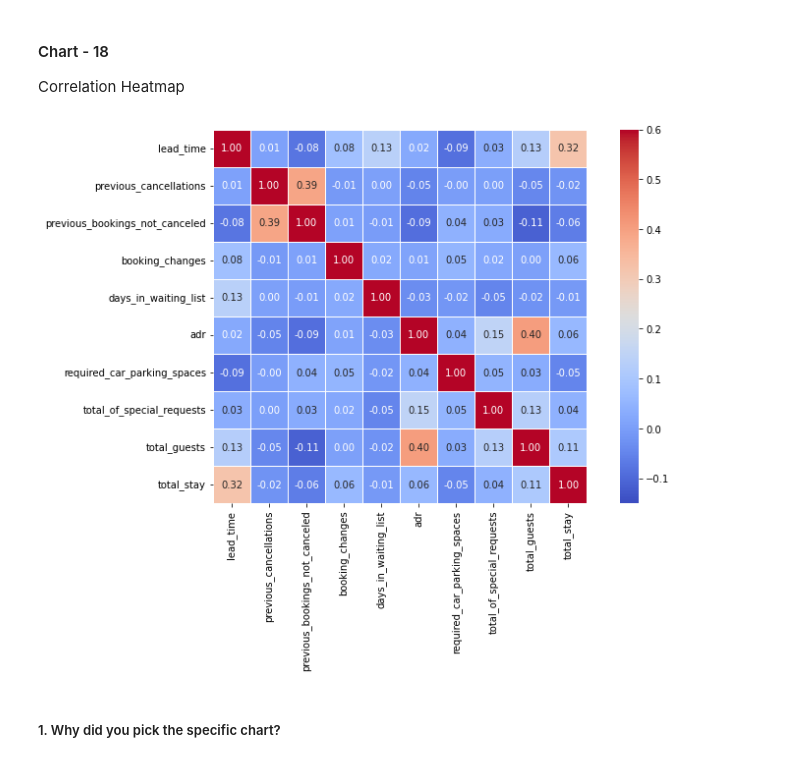
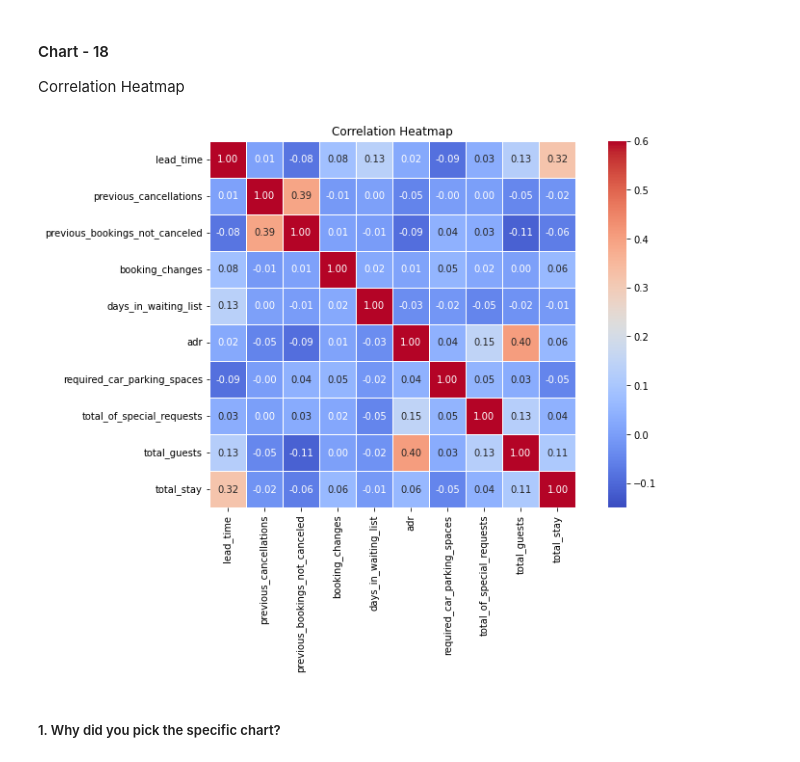
Before and after one commit to abhikr11/EDA_Hotel_Booking_Analysis_Project, a Jupyter notebook: EDA_Hotel_Booking_Analysis_Project.ipynb, the cells around one changed output. Saved outputs shown, nothing was run; the diff lists cells and outputs as text; code cells hidden in the pictures.

```diff
--- a/EDA_Hotel_Booking_Analysis_Project.ipynb
+++ b/EDA_Hotel_Booking_Analysis_Project.ipynb
@@ -1463,16 +1444,18 @@ corr_matrix = df_for_corr.corr()
 # %%
+#plot heatmap for correlation matrix
 plt.figure(figsize = (12,7))
 sns.heatmap(corr_matrix,
             annot = True,
             fmt=".2f",
             linewidth=0.6,
             cmap="coolwarm",
             vmax=0.6,
             vmin= -0.15,
             square = True)
 
+plt.title('Correlation Heatmap')
 plt.show()
 # %% [output]
-[figure, old version]
+[figure, new version]
 # %% [markdown]
 ##### 1. Why did you pick the specific chart?
```
Also changed, not shown: parts of 41 cells of this notebook.
